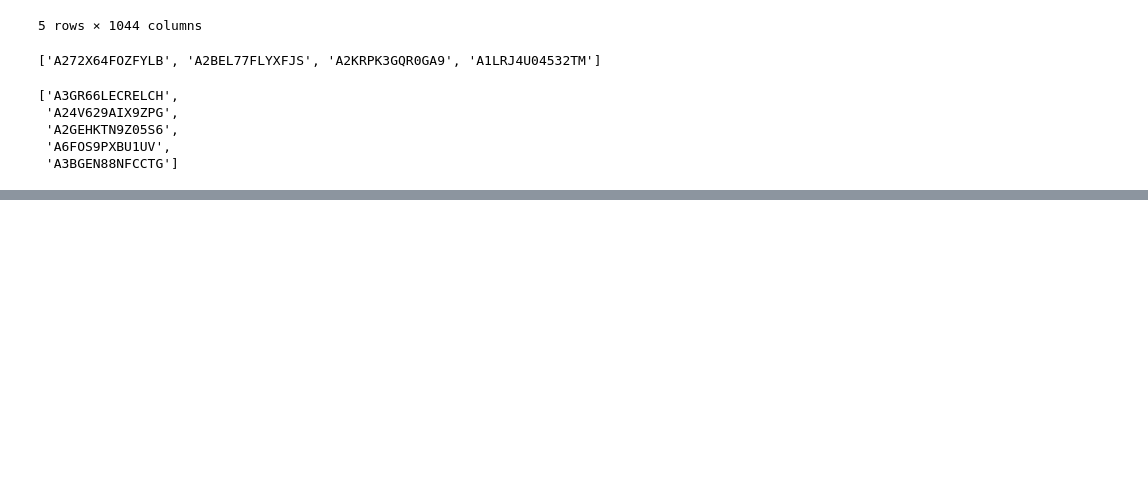
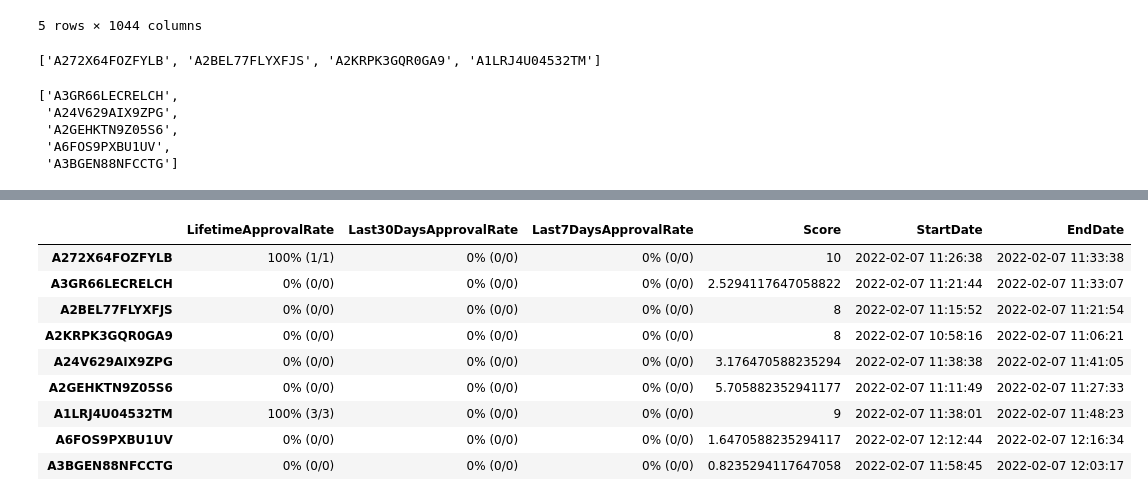
Before and after one commit to Press-Release-Infrastructure/press-release-qualtrics-infra, a Jupyter notebook: respondent_analysis/respondent_analysis.ipynb, the cells around one changed output, grey strips where cells are left out. Drawn from its saved outputs; the diff is of its cells as text; code cells hidden in the pictures; blank space fills up the shorter version.

```diff
--- a/respondent_analysis/respondent_analysis.ipynb
+++ b/respondent_analysis/respondent_analysis.ipynb
@@ -110,0 +122,22 @@ list(failed_df.index)
+# %%
+from datetime import datetime
+
+def __datetime(date_str):
+    return datetime.strptime(date_str, '%Y-%M-%D %H:%M:%S')
+
+# correlation between LifetimeApprovalRate, Last30DaysApprovalRate, Last7DaysApprovalRate, Score
+x = joined_mturk_qualtrics[['LifetimeApprovalRate', 'Last30DaysApprovalRate', 'Last7DaysApprovalRate', 'Score', 'StartDate', 'EndDate']]
+# joined_mturk_qualtrics['Duration'] = [__datetime(i[1]['EndDate']) - __datetime(i[1]['StartDate']) for i in list(x.iterrows())] #['EndDate'] - joined_mturk_qualtrics['StartDate']
+# list(x.iterrows())[0] #['EndDate']
+x
+# %% [output]
+|  | LifetimeApprovalRate | Last30DaysApprovalRate | Last7DaysApprovalRate | Score | StartDate | EndDate |
+| A272X64FOZFYLB | 100% (1/1) | 0% (0/0) | 0% (0/0) | 10 | 2022-02-07 11:26:38 | 2022-02-07 11:33:38 |
+| A3GR66LECRELCH | 0% (0/0) | 0% (0/0) | 0% (0/0) | 2.5294117647058822 | 2022-02-07 11:21:44 | 2022-02-07 11:33:07 |
+| A2BEL77FLYXFJS | 0% (0/0) | 0% (0/0) | 0% (0/0) | 8 | 2022-02-07 11:15:52 | 2022-02-07 11:21:54 |
+| A2KRPK3GQR0GA9 | 0% (0/0) | 0% (0/0) | 0% (0/0) | 8 | 2022-02-07 10:58:16 | 2022-02-07 11:06:21 |
+| A24V629AIX9ZPG | 0% (0/0) | 0% (0/0) | 0% (0/0) | 3.176470588235294 | 2022-02-07 11:38:38 | 2022-02-07 11:41:05 |
+| A2GEHKTN9Z05S6 | 0% (0/0) | 0% (0/0) | 0% (0/0) | 5.705882352941177 | 2022-02-07 11:11:49 | 2022-02-07 11:27:33 |
+| A1LRJ4U04532TM | 100% (3/3) | 0% (0/0) | 0% (0/0) | 9 | 2022-02-07 11:38:01 | 2022-02-07 11:48:23 |
+| A6FOS9PXBU1UV | 0% (0/0) | 0% (0/0) | 0% (0/0) | 1.6470588235294117 | 2022-02-07 12:12:44 | 2022-02-07 12:16:34 |
+| A3BGEN88NFCCTG | 0% (0/0) | 0% (0/0) | 0% (0/0) | 0.8235294117647058 | 2022-02-07 11:58:45 | 2022-02-07 12:03:17 |
```
Also changed, not shown: parts of 1 cell of this notebook, 2 other files.
